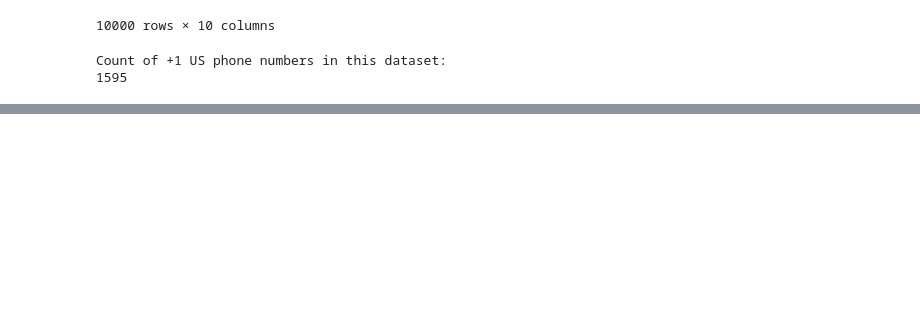
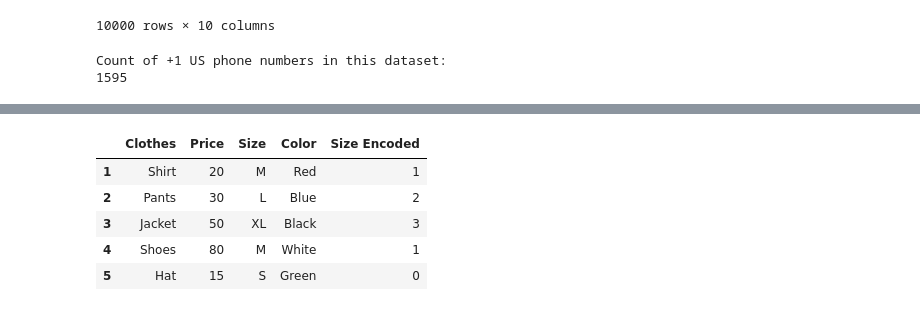
Before and after one commit to mseifoori/Machine-Learning-Exercises, a Jupyter notebook: Data_Processing/Notes/pandas_notes.ipynb, the cells around one changed output, grey strips where cells are left out. Cells and saved outputs as stored; diff of their text form; code cells hidden in the pictures; blank space fills up the shorter version.

```diff
--- a/Data_Processing/Notes/pandas_notes.ipynb
+++ b/Data_Processing/Notes/pandas_notes.ipynb
@@ -469,0 +621,14 @@ Count of +1 US phone numbers in this dataset:
+# %%
+# Ordinal Encoding:
+df['Size Encoded'] = pd.Categorical(df['Size'],
+                                    categories=df['Size'].cat.categories.tolist(),
+                                    ordered=True).codes
+
+df
+# %% [output]
+|  | Clothes | Price | Size | Color | Size Encoded |
+| 1 | Shirt | 20 | M | Red | 1 |
+| 2 | Pants | 30 | L | Blue | 2 |
+| 3 | Jacket | 50 | XL | Black | 3 |
+| 4 | Shoes | 80 | M | White | 1 |
+| 5 | Hat | 15 | S | Green | 0 |
```
Also changed, not shown: parts of 15 cells of this notebook, 2 other files.
